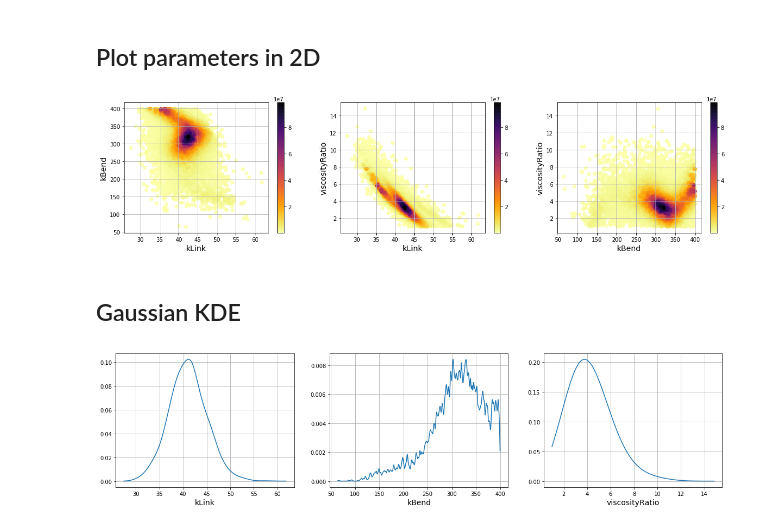
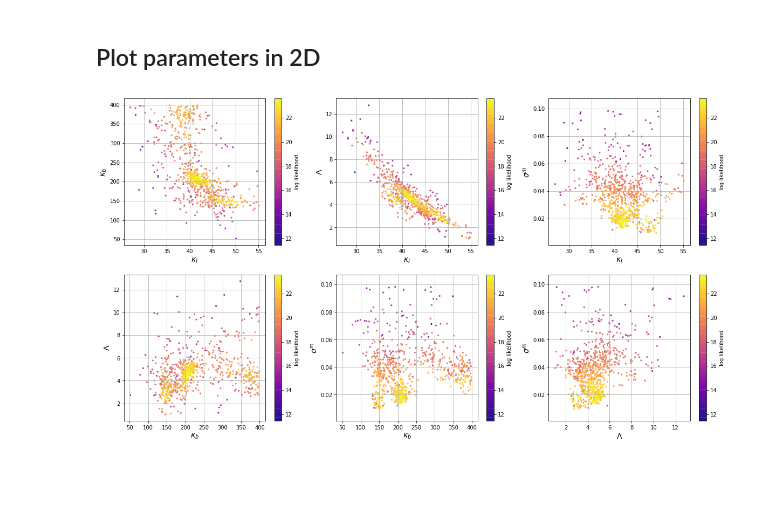
Before and after one commit to devrieskevin/IUQ-Project, a Jupyter notebook: GP_hemocell_analysis.ipynb, the cells around one changed output. Drawn from its saved outputs; the diff is of its cells as text; code cells hidden in the pictures; blank space fills up the shorter version.

```diff
--- a/GP_hemocell_analysis.ipynb
+++ b/GP_hemocell_analysis.ipynb
@@ -125,7 +171,7 @@ plt.figure(figsize=(20,5))
 plt.title("Sobol indices",fontsize=14)
 for n in range(len(model_params)):
     plt.subplot(1,3,n+1)
-    plt.title(model_params[n],fontsize=14)
+    plt.title(names[model_params[n]],fontsize=14)
     plt.grid(True)
     plt.xlabel("Shear Stress [Pa]",fontsize=14)
     plt.ylabel("SI",fontsize=14)
@@ -249,8 +295,8 @@ plt.show()
 # %% [markdown]
 ### Treated
 # %%
-imin = 2
-imax = 6
+imin = 0
+imax = 10
 
 # Load data for comparison with results
 data = pd.read_csv("%s/Ekcta_100.csv" % (datapath),sep=";")
@@ -268,7 +314,7 @@ shearrate = stress / (nuP * rhoP)
 
 treated_samples = np.zeros((shearrate.shape[0],x_train.shape[1]))
 
-treated_samples[:,:-1] = np.array([150,296,1.0])
+treated_samples[:,:-1] = np.array([110,395,3.5])
 treated_samples[:,-1] = shearrate
 
 treated_qoi,treated_std = predictionModel.predict(treated_samples,return_std=True)
@@ -306,11 +376,14 @@ rhoP = float(root.find("domain/rhoP").text)
 # %%
-np.random.seed(666777)
+np.random.seed(7773777)
 
 n_samples = 10000
 
 model_params = ["kLink","kBend","viscosityRatio"]
 error_params = ["err"]
 design_vars = ["shearrate"]
+
+# Full parameter set
+params = model_params + error_params
 
 # Compute the shear rates
 shearrate = stress / (nuP * rhoP)
@@ -328,8 +401,8 @@ problem = {"model_type":"python",
            "output_data":el,
            "data_errors":el_err,
            "error_mapping":error_mapping,
-           "model_prior":(lambda sample: model_prior_gaussian(sample,1)),
-           "model_sampler":(lambda n_samples: model_sampler_gaussian(n_samples,1)),
+           "model_prior":(lambda sample: model_prior(sample,1)),
+           "model_sampler":(lambda n_samples: model_sampler(n_samples,1)),
            "error_prior":error_prior,
            "error_sampler":error_sampler
           }
@@ -400,5 +498,5 @@ plt.show()
 # %%
 if method == "TMCMC":
-    for n in range(-8,9):
+    for n in range(-10,16):
         print("Number of high densities larger than %e:" % (10**n),np.sum(df["likelihood"].values > 10**n))
 # %% [output]
@@ -507,49 +617,31 @@ plt.show()
 # %% [markdown]
 ## Plot parameters in 2D
 # %%
-plt.figure(figsize=(20,20))
+plt.figure(figsize=(20,11))
 
 count = 1
-for n in range(len(model_params)):
-    for m in range(n,len(model_params)):
+s=5
+for n in range(len(params)):
+    for m in range(n,len(params)):
         if n != m:
-            plt.subplot(4,3,count)
+            plt.subplot(2,3,count)
             plt.grid(True)
-            plt.xlabel(model_params[n],fontsize=14)
-            plt.ylabel(model_params[m],fontsize=14)
+            plt.xlabel(names[params[n]],fontsize=14)
+            plt.ylabel(names[params[m]],fontsize=14)
             if method == "TMCMC":
-                order = np.argsort(df["likelihood"].values)
-                plt.scatter(df[model_params[n]].values[order],df[model_params[m]].values[order],
-                            c=df["likelihood"].values[order],cmap="inferno_r",alpha=0.8)
+                order = np.argsort(df["likelihood"])
+                plt.scatter(df[params[n]].values[order],df[params[m]].values[order],
+                            s=s,c=np.log(df["likelihood"].values[order]),cmap="plasma",alpha=0.8)
 
             elif method == "ABCSubSim":
                 order = np.argsort(df["distance"])[::-1]
-                plt.scatter(df[model_params[n]].values[order],df[params[m]].values[order],
-                            c=df["distance"].values[order],cmap="inferno")
+                plt.scatter(df[params[n]].values[order],df[params[m]].values[order],
+                            s=s,c=df["distance"].values[order],cmap="inferno")
 
-            plt.colorbar()
+            plt.colorbar(label="log likelihood")
             count += 1
 
 plt.show()
 # %% [output]
-[figure, old version]
+[figure, new version]
-# %% [markdown]
-## Gaussian KDE
-# %%
-bandwidth = 1.0
-plt.figure(figsize=(20,10))
-for n in range(len(model_params)):
-    vals = df[model_params[n]].values
-    kde = KernelDensity(kernel="gaussian", bandwidth=bandwidth).fit(vals[:,None])
-    x_vals = np.linspace(np.min(vals),np.max(vals),1000)
-    y_vals = np.exp(kde.score_samples(x_vals[:,None]))
-
-    plt.subplot(2,3,n+1)
-    plt.grid(True)
-    plt.xlabel(model_params[n],fontsize=14)
-    plt.plot(x_vals,y_vals)
-
-plt.show()
-# %% [output]
-[figure, removed]
 # %%
```
Also changed, not shown: parts of 20 cells of this notebook, 34 other files.
